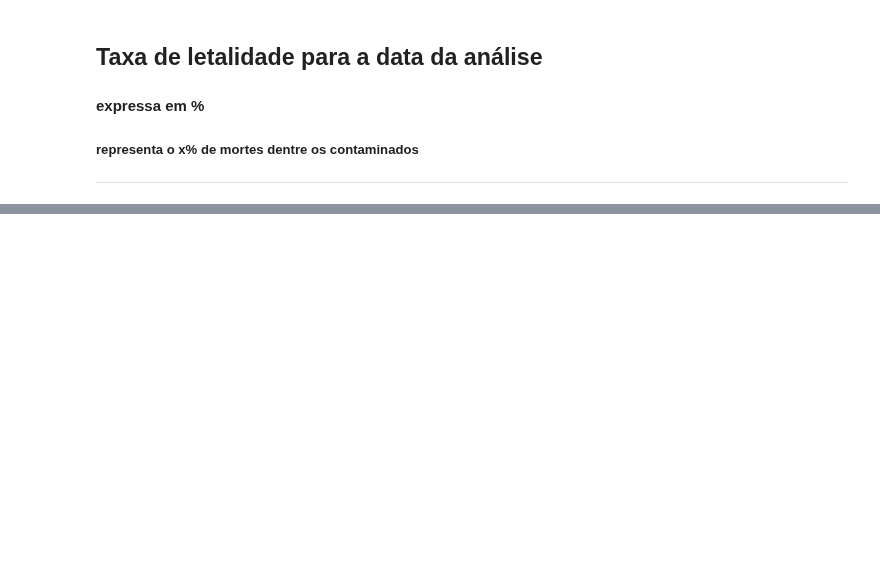
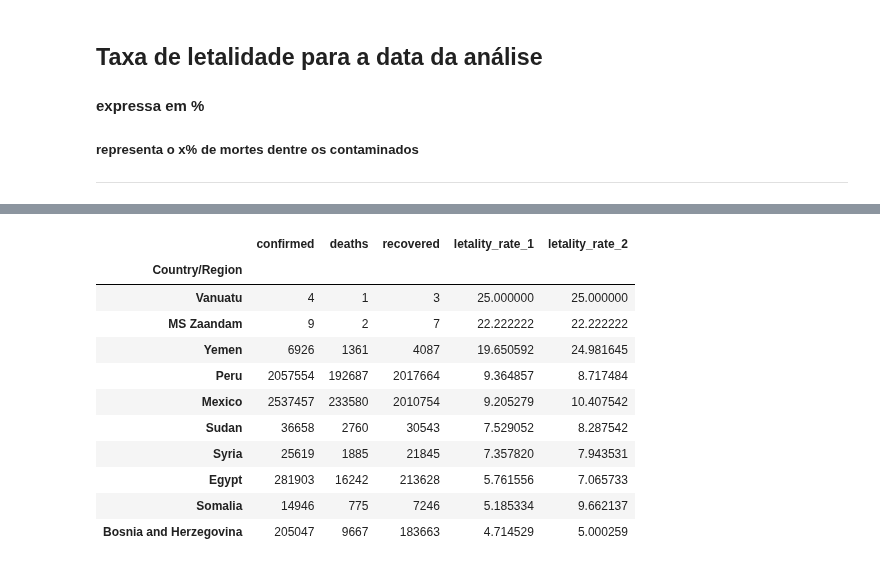
Before and after one commit to 6abi/data-science, a Jupyter notebook: ds_na_medicina/covid19.ipynb, the cells around one changed output, grey strips where cells are left out. Drawn from its saved outputs; the diff is of its cells as text; code cells hidden in the pictures; blank space fills up the shorter version.

```diff
--- a/ds_na_medicina/covid19.ipynb
+++ b/ds_na_medicina/covid19.ipynb
@@ -213,0 +241,15 @@ print((combined['deaths'].sum() / combined['confirmed'].sum()) * 100)
+# %%
+combined.sort_values("letality_rate_1", ascending=False).head(10)
+# %% [output]
+|  | confirmed | deaths | recovered | letality_rate_1 | letality_rate_2 |
+| Country/Region |  |  |  |  |  |
+| Vanuatu | 4 | 1 | 3 | 25.000000 | 25.000000 |
+| MS Zaandam | 9 | 2 | 7 | 22.222222 | 22.222222 |
+| Yemen | 6926 | 1361 | 4087 | 19.650592 | 24.981645 |
+| Peru | 2057554 | 192687 | 2017664 | 9.364857 | 8.717484 |
+| Mexico | 2537457 | 233580 | 2010754 | 9.205279 | 10.407542 |
+| Sudan | 36658 | 2760 | 30543 | 7.529052 | 8.287542 |
+| Syria | 25619 | 1885 | 21845 | 7.357820 | 7.943531 |
+| Egypt | 281903 | 16242 | 213628 | 5.761556 | 7.065733 |
+| Somalia | 14946 | 775 | 7246 | 5.185334 | 9.662137 |
+| Bosnia and Herzegovina | 205047 | 9667 | 183663 | 4.714529 | 5.000259 |
```
Also changed, not shown: parts of 8 cells of this notebook.
